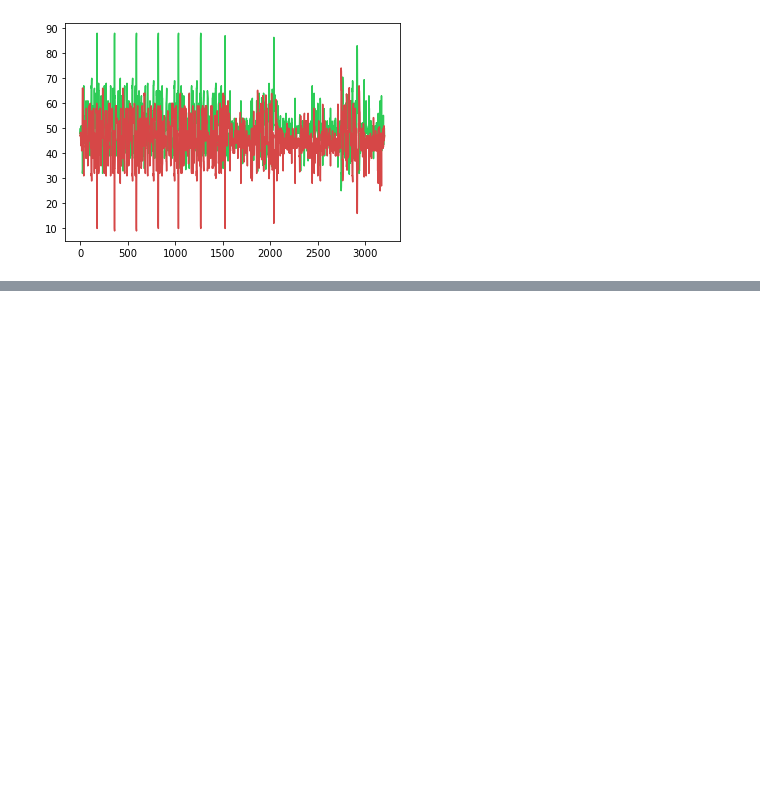
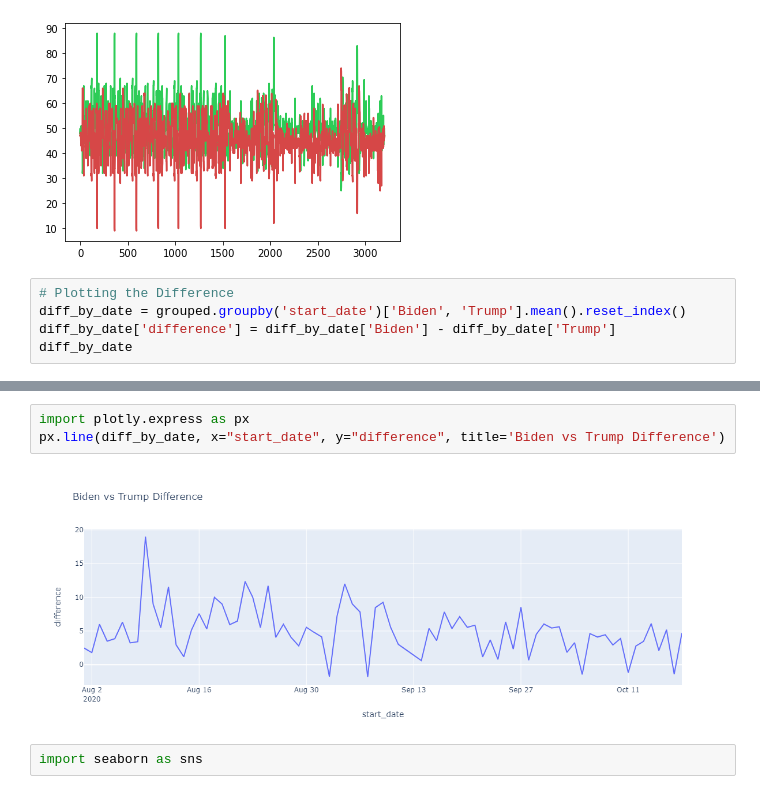
Before and after one commit to espSiyam/Data-Science--Analytics---AI-for-Business---the-Real-World-, a Jupyter notebook: Case Studies/US Presidential Election.ipynb, the cells around one changed output, grey strips where cells are left out. Drawn from its saved outputs; the diff is of its cells as text; blank space fills up the shorter version.

```diff
--- a/Case Studies/US Presidential Election.ipynb
+++ b/Case Studies/US Presidential Election.ipynb
@@ -545,3 +523,8 @@ plt.plot(grouped.index, grouped.Trump, color="#d64747")
 # %% [output]
 [<matplotlib.lines.Line2D at 0x...>]
 [figure]
+# %%
+# Plotting the Difference
+diff_by_date = grouped.groupby('start_date')['Biden', 'Trump'].mean().reset_index()
+diff_by_date['difference'] = diff_by_date['Biden'] - diff_by_date['Trump']
+diff_by_date
@@ -547,0 +546,7 @@ plt.plot(grouped.index, grouped.Trump, color="#d64747")
+# %%
+import plotly.express as px
+px.line(diff_by_date, x="start_date", y="difference", title='Biden vs Trump Difference')
+# %% [output]
+[figure, added]
+# %%
+import seaborn as sns
```
Also changed, not shown: parts of 10 cells of this notebook.
